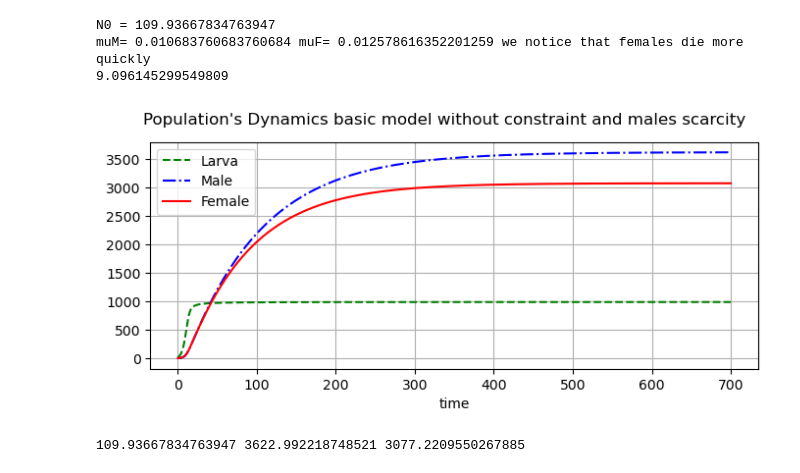
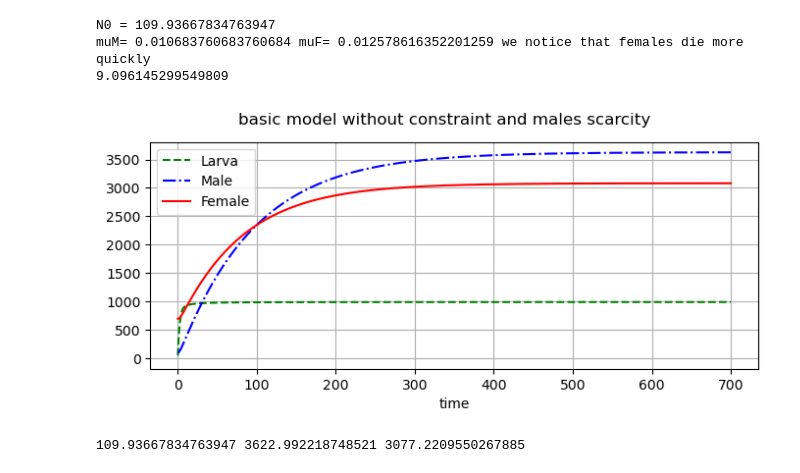
Before and after one commit to m2cci-belkhayt/Controlling-D.suzukii-population-using-mathematical-modeling-and-SIT-with-Females-and-Males-release, a Jupyter notebook: First Basic model.ipynb, the cells around one changed output. Saved outputs shown, nothing was run; the diff lists cells and outputs as text; code cells hidden in the pictures.

```diff
--- a/First Basic model.ipynb
+++ b/First Basic model.ipynb
@@ -258,7 +259,7 @@ def dynamic_dsb(X0, name="dynamic_base", graph=True):
         plt.plot(0, 'r-', label='Female')
 
             # Figure title
-        fig.suptitle("Population's Dynamics basic model without constraint and males scarcity")
+        fig.suptitle("basic model without constraint and males scarcity")
         plt.xlabel('time')
         plt.grid()
         plt.legend(loc='best')
@@ -267,11 +268,12 @@ def dynamic_dsb(X0, name="dynamic_base", graph=True):
         plt.savefig(output_fold+'\\'+name+'.png', dpi=300)
 # %%
 #initial conditions without release
-X0_base = [20,3,5]
+#males scarcity
+X0_base = [50,100,700]
 #system dynamics
 Mb = dynamic_dsb(X0_base,name="dynamics basic model male scarcity")# minimum here to see the thing clearly
 # %% [output]
-[figure, old version]
+[figure, new version]
 # %%
 etha0malesca = ((1-m) * vL * vF * b) / (uF * (uL + vL))  # Number of baseline descendants
 M_etoile = (vL * m * (K * (1 - 1 / etha0malesca))) / uM
```
Also changed, not shown: parts of 4 cells of this notebook, 8 other files.
